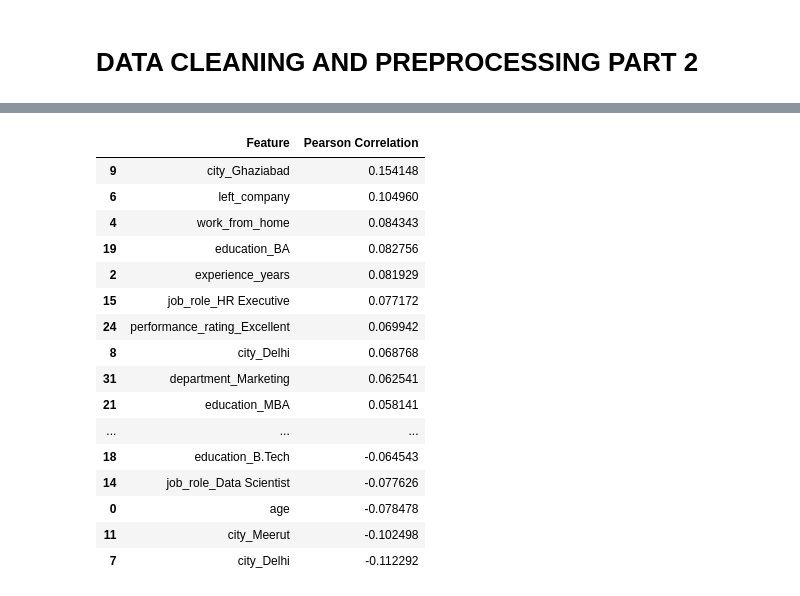
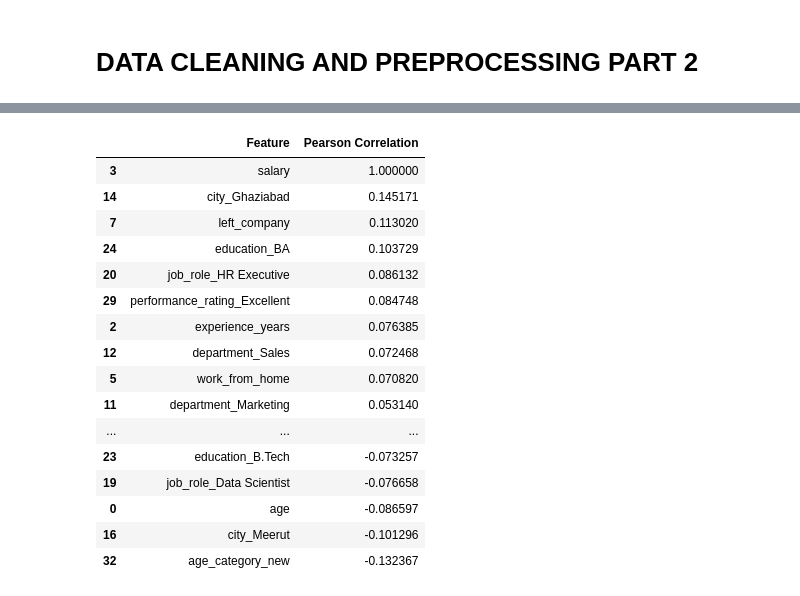
Before and after one commit to Anujkashyap2005/ML-PART-1, a Jupyter notebook: practice_2.ipynb, the cells around one changed output, grey strips where cells are left out. Drawn from its saved outputs; the diff is of its cells as text; code cells hidden in the pictures.

```diff
--- a/practice_2.ipynb
+++ b/practice_2.ipynb
@@ -447,2 +482,2 @@ df3.head()
 # %%
-df3.shape
+df3 = df3.astype(int)
@@ -451,9 +483,0 @@ df3.shape
-# %%
-
-df3['joining_year'] = pd.to_datetime(
-    df3['joining_date'],
-    dayfirst=True,
-    errors='coerce'
-).dt.year
-# %%
-df3 = df3.drop(['joining_date','joining_year'], axis = 1)
@@ -462,5 +484,3 @@ df3.head()
-# %%
-df3 = df3.drop(['name','employee_id'], axis = 1)
 # %%
 df3.head()
 # %% [output]
@@ -507,42 +512,43 @@ df3.columns
 # %%
 from scipy.stats import pearsonr
 
 # Persom correlation calucalted
 
-sel = ['age', 'gender', 'experience_years', 'projects_completed',
-       'work_from_home', 'monthly_hours', 'left_company', 'city_Delhi',
-       'city_Delhi ', 'city_Ghaziabad', 'city_Greater_Noida', 'city_Meerut',
-       'city_Noida', 'job_role_Data Analyst', 'job_role_Data Scientist',
+sel = ['age', 'gender', 'experience_years', 'salary', 'projects_completed',
+       'work_from_home', 'monthly_hours', 'left_company', 'department_Finance',
+       'department_HR', 'department_IT', 'department_Marketing',
+       'department_Sales', 'city_Delhi', 'city_Ghaziabad',
+       'city_Greater_Noida', 'city_Meerut', 'city_Noida',
+       'job_role_Data Analyst', 'job_role_Data Scientist',
        'job_role_HR Executive', 'job_role_Sales Executive',
        'job_role_Software Engineer', 'education_B.Tech', 'education_BA',
        'education_BCA', 'education_MBA', 'education_MCA ', 'education_MCOM',
        'performance_rating_Excellent', 'performance_rating_Good',
-       'performance_rating_Poor', 'performance_rating_excellent',
-       'department_Finance', 'department_HR', 'department_IT',
-       'department_Marketing', 'department_Sales']
+       'performance_rating_Poor', 'age_category_new', 'age_category_old',
+       'age_category_oldest']
 
-correlation = {
+correlations = {
     feature: pearsonr(df3[feature], df3['salary'])[0]
     for feature in sel
 }
-correlation_df = pd.DataFrame(list(correlation.items()), columns=['Feature', 'Pearson Correlation'])
+correlation_df = pd.DataFrame(list(correlations.items()), columns=['Feature', 'Pearson Correlation'])
 correlation_df.sort_values(by='Pearson Correlation', ascending=False)
 # %% [output]
 |  | Feature | Pearson Correlation |
-| 9 | city_Ghaziabad | 0.154148 |
-| 6 | left_company | 0.104960 |
-| 4 | work_from_home | 0.084343 |
-| 19 | education_BA | 0.082756 |
-| 2 | experience_years | 0.081929 |
-| 15 | job_role_HR Executive | 0.077172 |
-| 24 | performance_rating_Excellent | 0.069942 |
-| 8 | city_Delhi | 0.068768 |
-| 31 | department_Marketing | 0.062541 |
-| 21 | education_MBA | 0.058141 |
+| 3 | salary | 1.000000 |
+| 14 | city_Ghaziabad | 0.145171 |
+| 7 | left_company | 0.113020 |
+| 24 | education_BA | 0.103729 |
+| 20 | job_role_HR Executive | 0.086132 |
+| 29 | performance_rating_Excellent | 0.084748 |
+| 2 | experience_years | 0.076385 |
+| 12 | department_Sales | 0.072468 |
+| 5 | work_from_home | 0.070820 |
+| 11 | department_Marketing | 0.053140 |
 | ... | ... | ... |
-| 18 | education_B.Tech | -0.064543 |
-| 14 | job_role_Data Scientist | -0.077626 |
-| 0 | age | -0.078478 |
-| 11 | city_Meerut | -0.102498 |
-| 7 | city_Delhi | -0.112292 |
+| 23 | education_B.Tech | -0.073257 |
+| 19 | job_role_Data Scientist | -0.076658 |
+| 0 | age | -0.086597 |
+| 16 | city_Meerut | -0.101296 |
+| 32 | age_category_new | -0.132367 |
 # %%
```
Also changed, not shown: parts of 74 cells of this notebook, 8 other files.
